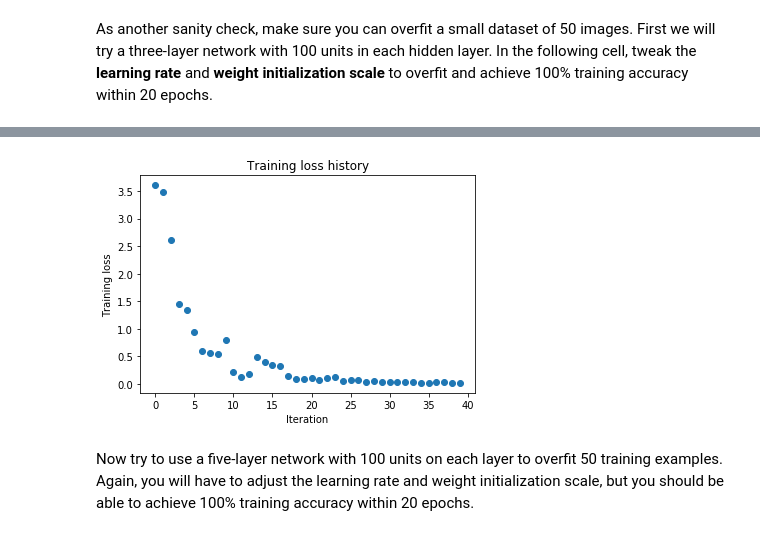
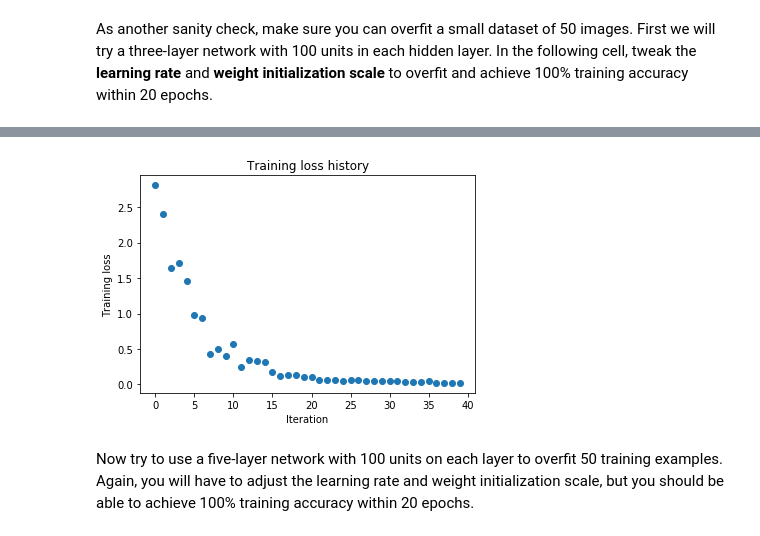
Before and after one commit to seongwn/cs231n, a Jupyter notebook: spring1819_assignment2/assignment2/FullyConnectedNets.ipynb, the cells around one changed output, grey strips where cells are left out. Saved outputs shown, nothing was run; the diff lists cells and outputs as text; code cells hidden in the pictures.

```diff
--- a/spring1819_assignment2/assignment2/FullyConnectedNets.ipynb
+++ b/spring1819_assignment2/assignment2/FullyConnectedNets.ipynb
@@ -438,8 +438,8 @@ small_data = {
   'y_val': data['y_val'],
 }
 
-weight_scale = 2e-2 # Experiment with this!
-learning_rate = 6e-3 # Experiment with this!
+weight_scale = 2e-2#2e-2 # Experiment with this!
+learning_rate =5e-3#6e-3 # Experiment with this!
 model = FullyConnectedNet([100, 100],
               weight_scale=weight_scale, dtype=np.float64)
 solver = Solver(model, small_data,
@@ -477,4 +477,4 @@ plt.show()
-[figure, old version]
+[figure, new version]
 # %% [markdown]
 Now try to use a five-layer network with 100 units on each layer to overfit 50 training examples. Again, you will have to adjust the learning rate and weight initialization scale, but you should be able to achieve 100% training accuracy within 20 epochs.
 # %%
```
Also changed, not shown: parts of 3 cells of this notebook, 2 other files.
